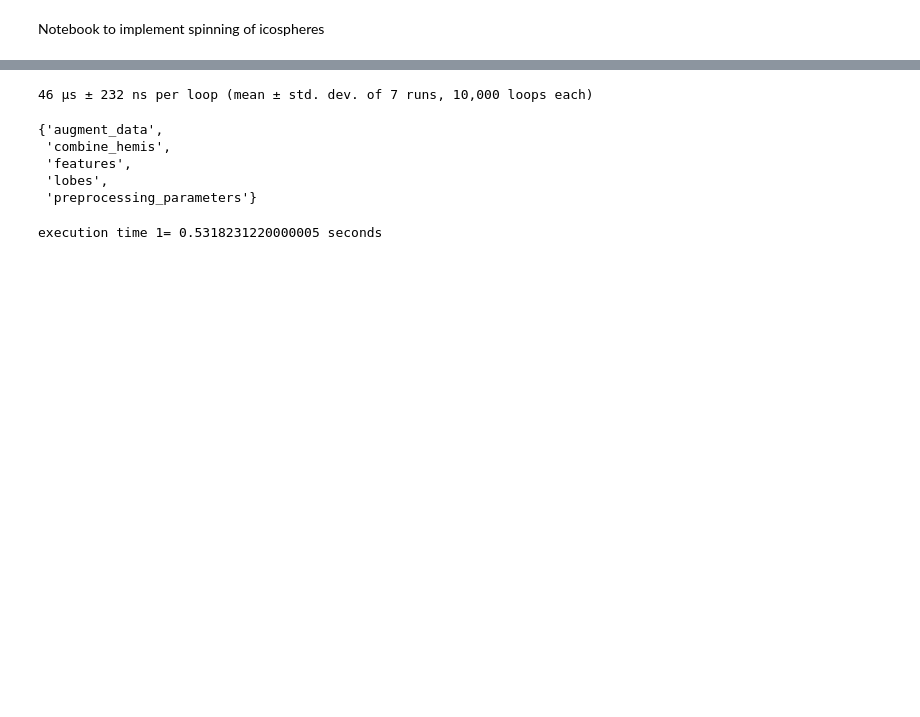
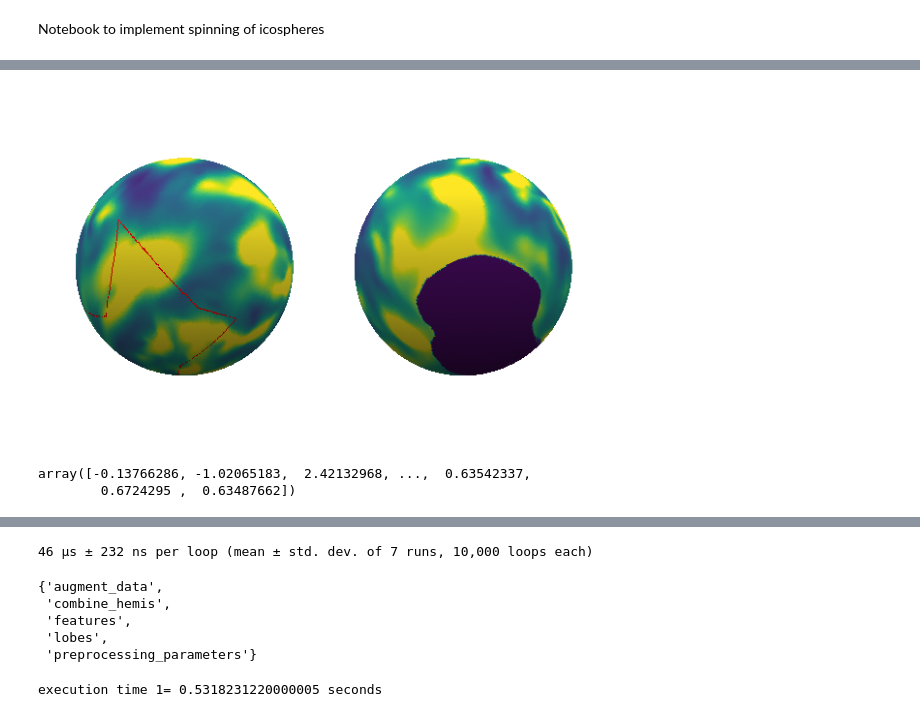
Before and after one commit to MELDProject/meld_graph, a Jupyter notebook: notebooks/augment_transform_test.ipynb, the cells around one changed output, grey strips where cells are left out. Cells and saved outputs as stored; diff of their text form; code cells hidden in the pictures; blank space fills up the shorter version.

Commit message:
notebook for augmentation / data loading / debugging

```diff
--- a/notebooks/augment_transform_test.ipynb
+++ b/notebooks/augment_transform_test.ipynb
@@ -109,0 +121,10 @@ execution time all = 0.44974374999999966 seconds
+# %%
+features_subj, labels_subj = dataset.data_list[0]
+import time
+t1=time.time()
+for k in np.arange(1000):
+    if k%100==0:
+        t2=time.time()
+        print(t2-t1)
+    spinned_feature, spinned_lesion = augment.apply(features_subj, labels_subj)
+print(t2-t1)
@@ -109,0 +146,15 @@ execution time all = 0.44974374999999966 seconds
+# %%
+msp.plot_surf(ico_ini['coords'],
+              ico_ini['faces'],
+              features_subj[:,0], parcel=labels_subj,
+              filled_parcels=False,parcel_cmap={1:[1,0,0,0]},
+              colorbar=False, rotate=[90,270],
+                  vmin=-2,vmax=2
+                 );
+# %% [output]
+[figure, added]
+# %%
+spinned_feature[:,0]
+# %% [output]
+array([-0.13766286, -1.02065183,  2.42132968, ...,  0.63542337,
+        0.6724295 ,  0.63487662])
```
Also changed, not shown: parts of 20 cells of this notebook.
